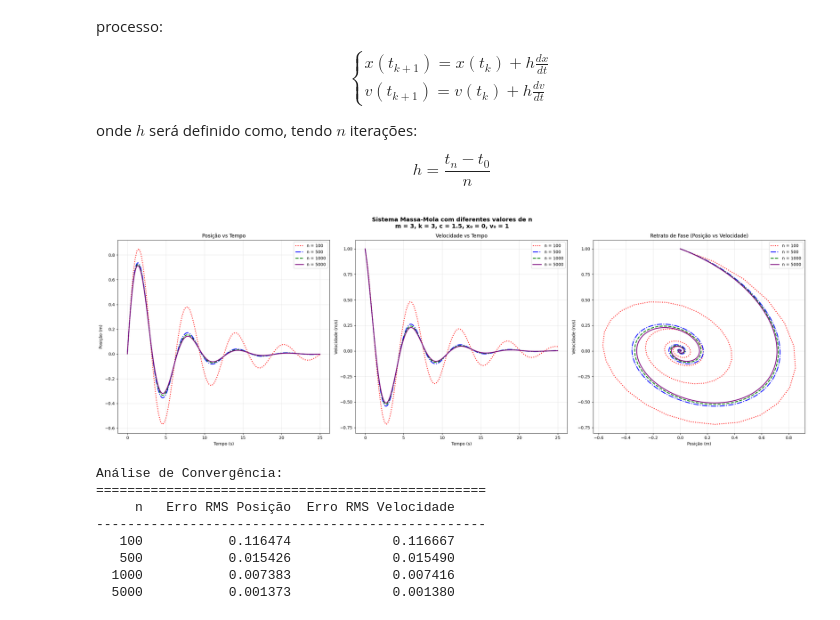
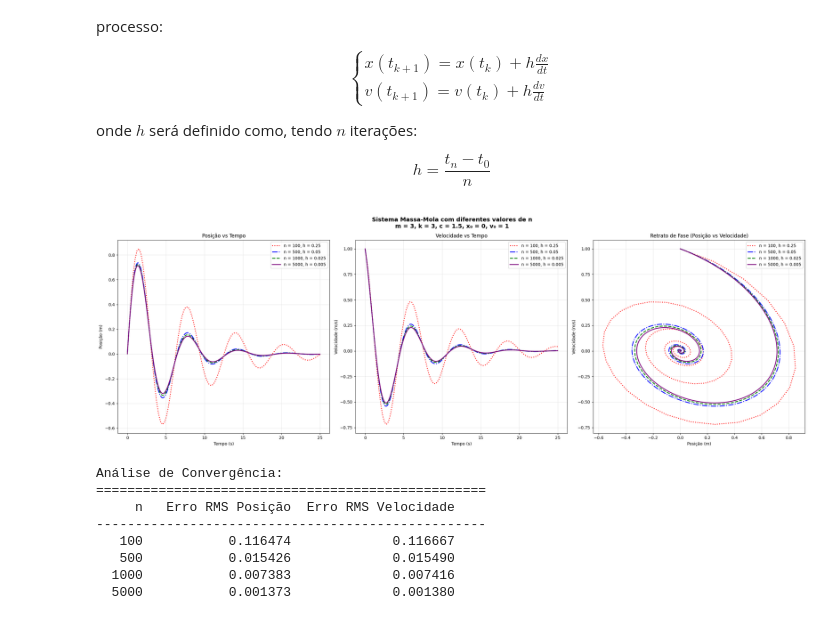
Before and after one commit to anapaulatf/MAP2310, a Jupyter notebook: ex1parte2.ipynb, the cells around one changed output. Cells and saved outputs as stored; diff of their text form; code cells hidden in the pictures.

```diff
--- a/ex1parte2.ipynb
+++ b/ex1parte2.ipynb
@@ -112,18 +112,19 @@ ax3.grid(True, alpha=0.3)
 # Resolver e plotar para cada valor de n
 for i, n in enumerate(n_values):
     t, x, v = solve_system(n, m, k, c, x0, v0, t_inicial, t_final)
+    h = (t_final - t_inicial) / n
 
     # Plot posição vs tempo
     ax1.plot(t, x, color=colors[i], linestyle=line_styles[i],
-             linewidth=2, label=f'n = {n}')
+             linewidth=2, label=f'n = {n}, h = {h}')
 
     # Plot velocidade vs tempo
     ax2.plot(t, v, color=colors[i], linestyle=line_styles[i],
-             linewidth=2, label=f'n = {n}')
+             linewidth=2, label=f'n = {n}, h = {h}')
 
     # Plot retrato de fase
     ax3.plot(x, v, color=colors[i], linestyle=line_styles[i],
-             linewidth=2, label=f'n = {n}')
+             linewidth=2, label=f'n = {n}, h = {h}')
 
 # Adicionar legendas
 for ax in axes.flat:
@@ -134,34 +135,34 @@ plt.show()
 
 # Análise quantitativa da convergência
 print("Análise de Convergência:")
 print("=" * 50)
 
 # Calcular solução com n muito alto como referência
 t_ref, x_ref, v_ref = solve_system(100000, m, k, c, x0, v0, t_inicial, t_final)
 t_ref_interp = np.linspace(t_inicial, t_final, 1000)  # Grade comum para interpolação
 
 print(f"{'n':>6} {'Erro RMS Posição':>18} {'Erro RMS Velocidade':>20}")
 print("-" * 50)
 
 for n in n_values:
     t, x, v = solve_system(n, m, k, c, x0, v0, t_inicial, t_final)
 
     # Interpolar soluções para grade comum
     # A interpolação é necessária porque diferentes valores de n geram grades temporais
     # com diferentes números de pontos. Para calcular o erro RMS entre soluções,
     # precisamos comparar os valores nos mesmos instantes de tempo.
     x_interp = np.interp(t_ref_interp, t, x)
     v_interp = np.interp(t_ref_interp, t, v)
     x_ref_interp = np.interp(t_ref_interp, t_ref, x_ref)
     v_ref_interp = np.interp(t_ref_interp, t_ref, v_ref)
 
     # Calcular erro RMS
     erro_x = np.sqrt(np.mean((x_interp - x_ref_interp)**2))
     erro_v = np.sqrt(np.mean((v_interp - v_ref_interp)**2))
 
     print(f"{n:>6} {erro_x:>18.6f} {erro_v:>20.6f}")
 # %% [output]
-[figure, old version]
+[figure, new version]
 Análise de Convergência:
 ==================================================
      n   Erro RMS Posição  Erro RMS Velocidade
```
